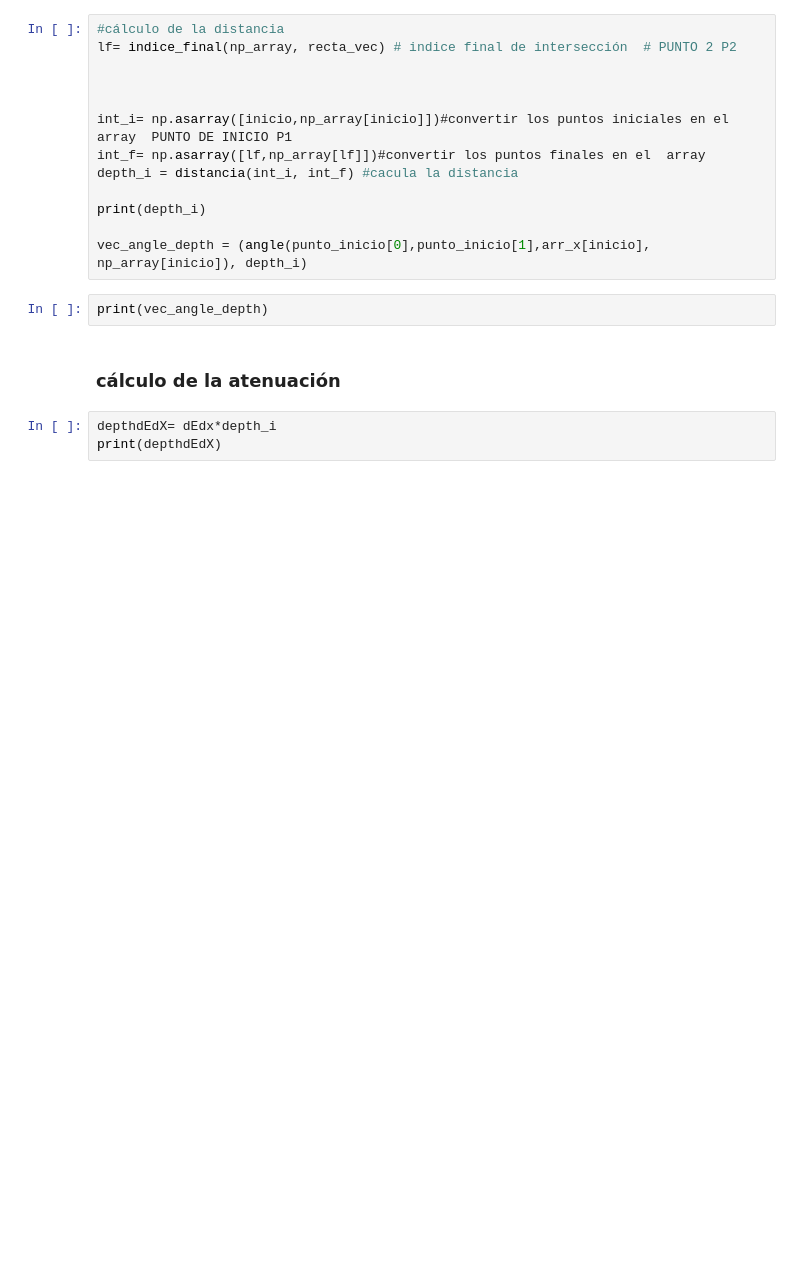
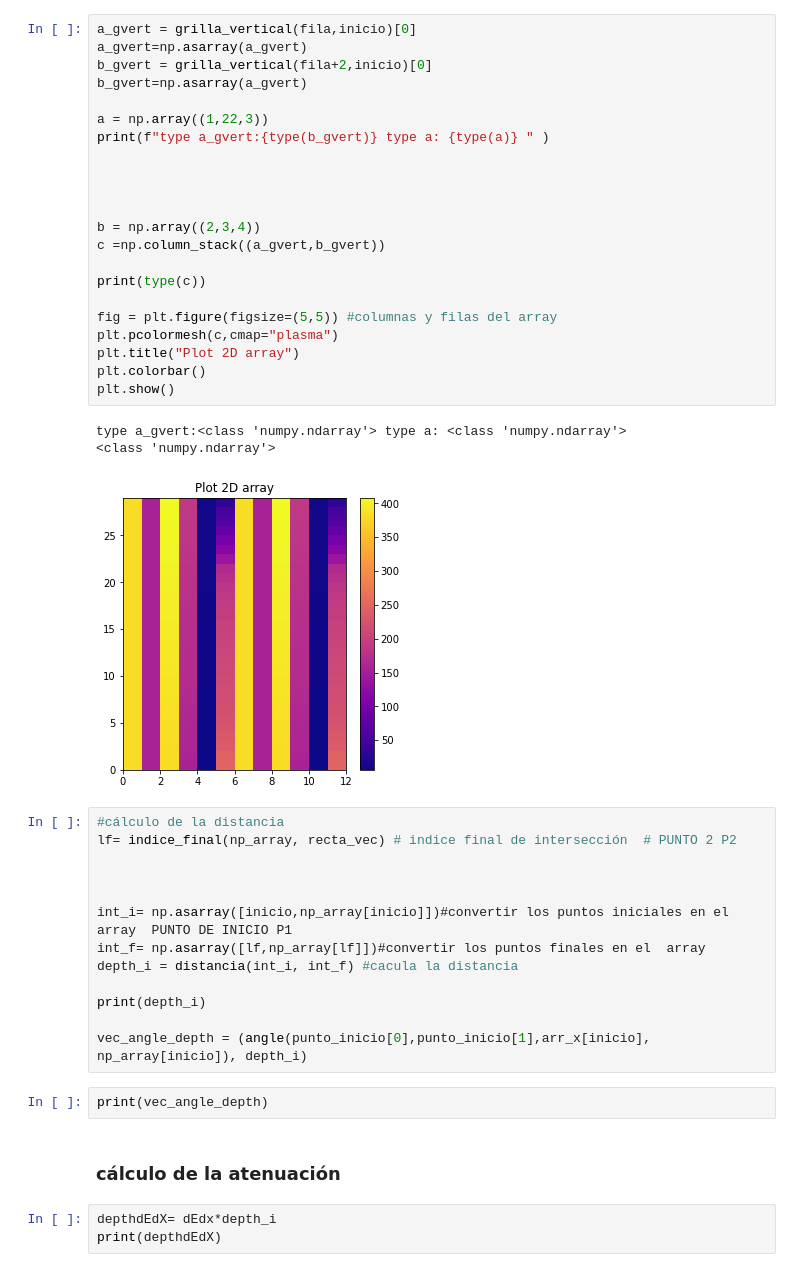
Before and after one commit to gsalazarq/cosmicraysuni, a Jupyter notebook: atenuation_calculation/Calculo-atenuacion-muones.ipynb, the cells around one changed output. Saved outputs shown, nothing was run; the diff lists cells and outputs as text; blank space fills up the shorter version.

```diff
--- a/atenuation_calculation/Calculo-atenuacion-muones.ipynb
+++ b/atenuation_calculation/Calculo-atenuacion-muones.ipynb
@@ -169,3 +206,29 @@ plt.show()
+# %%
+a_gvert = grilla_vertical(fila,inicio)[0]
+a_gvert=np.asarray(a_gvert)
+b_gvert = grilla_vertical(fila+2,inicio)[0]
+b_gvert=np.asarray(a_gvert)
+
+a = np.array((1,22,3))
+print(f"type a_gvert:{type(b_gvert)} type a: {type(a)} " )
+
+
+
+
+b = np.array((2,3,4))
+c =np.column_stack((a_gvert,b_gvert))
+
+print(type(c))
+
+fig = plt.figure(figsize=(5,5)) #columnas y filas del array
+plt.pcolormesh(c,cmap="plasma")
+plt.title("Plot 2D array")
+plt.colorbar()
+plt.show()
+# %% [output]
+type a_gvert:<class 'numpy.ndarray'> type a: <class 'numpy.ndarray'>
+<class 'numpy.ndarray'>
+[figure, added]
 # %%
 #cálculo de la distancia
 lf= indice_final(np_array, recta_vec) # indice final de intersección  # PUNTO 2 P2
```
Also changed, not shown: parts of 14 cells of this notebook.
